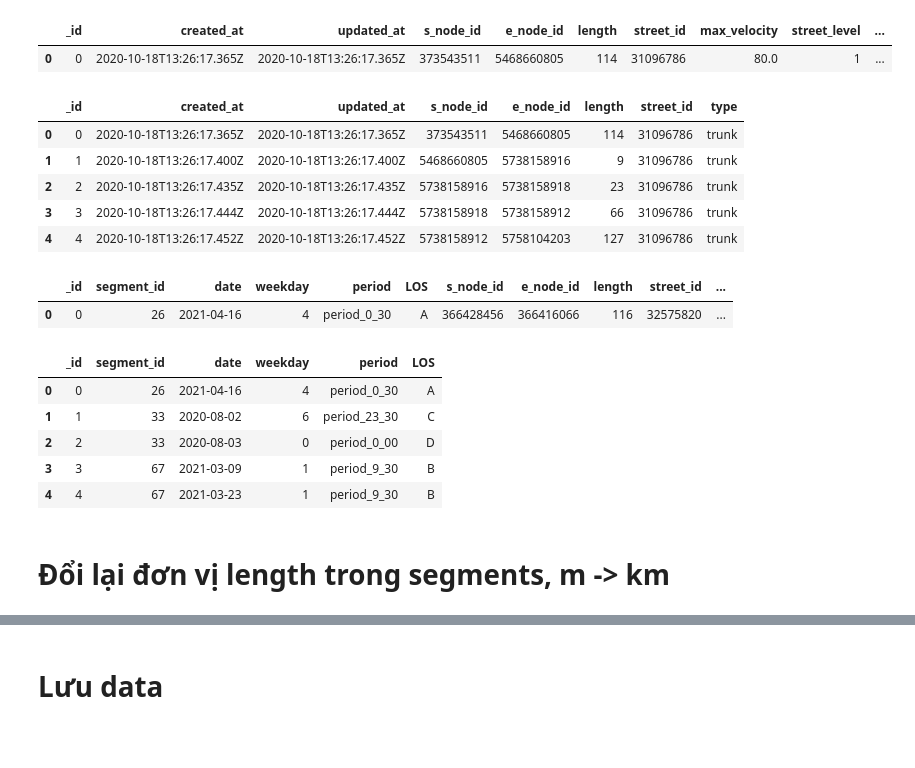
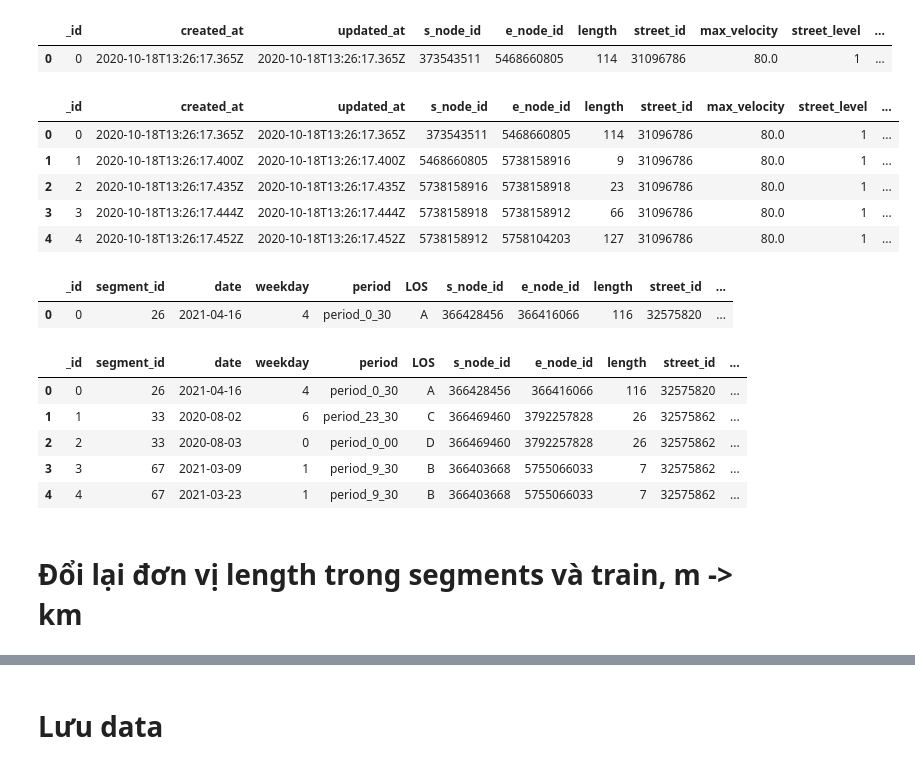
Before and after one commit to An-Sadek/HCM_IOT_GNN, a Jupyter notebook: preprocess/exploration.ipynb, the cells around one changed output, grey strips where cells are left out. Saved outputs shown, nothing was run; the diff lists cells and outputs as text; code cells hidden in the pictures; blank space fills up the shorter version.

```diff
--- a/preprocess/exploration.ipynb
+++ b/preprocess/exploration.ipynb
@@ -878,33 +960,37 @@ Trong số các tên quan sát được, thì chỉ có một tên đường b
 #### Giải pháp
 # %% [markdown]
 Thêm id mới cho streets
+# %%
+new_streets_df = streets_df.copy()
+new_train_df = train_df.copy()
+new_segments_df = segments_df.copy()
 # %%
 # Lấy index của cột "name"
-streets_name_idx = streets_df.columns.get_loc("name")
+streets_name_idx = new_streets_df.columns.get_loc("name")
 
 # Lấy index cho cột "name", "type"
-segments_id_idx = segments_df.columns.get_loc("_id")
+segments_id_idx = new_segments_df.columns.get_loc("_id")
 
-streets_types = streets_df["type"].unique()
+streets_types = new_streets_df["type"].unique()
 
 for _id, group in conflicts_df.groupby('_id'):
     if len(group) >= 2:
-        # Đổi tên streets_df.name theo hàng 2
+        # Đổi tên new_streets_df.name theo hàng 2
         # Lấy tên đường mới
         street_name = group["name"].to_list()[1]
 
-        # Lấy index của row cần sửa trong streets_df
-        row_idx = streets_df[streets_df["_id"] == _id].index[0]
+        # Lấy index của row cần sửa trong new_streets_df
+        row_idx = new_streets_df[new_streets_df["_id"] == _id].index[0]
 
         # Cập nhật giá trị
-        streets_df.iloc[row_idx, streets_name_idx] = street_name
+        new_streets_df.iloc[row_idx, streets_name_idx] = street_name
 
         # Thêm id cho các hàng còn lại nếu có
         if len(group) > 2:
             rows = group.iloc[2:,:]
             for row in rows.itertuples():
                 # Thêm hàng cho streets.csv
-                new_id = streets_df["_id"].max() + 1
+                new_id = new_streets_df["_id"].max() + 1
 
                 new_row = pd.Series({
                     "_id": new_id,
@@ -915,21 +1001,21 @@ for _id, group in conflicts_df.groupby('_id'):
                 })
 
                 # Thêm vào test_df
-                streets_df = pd.concat([streets_df, new_row.to_frame().T], ignore_index=True)
+                new_streets_df = pd.concat([new_streets_df, new_row.to_frame().T], ignore_index=True)
 
                 # Sửa lại cho segments.csv
                 segments_mask = (
-                    (segments_df["street_id"] == _id) &
-                    (segments_df["street_name"] == row.name) &
-                    (segments_df["street_type"] == row.type)
+                    (new_segments_df["street_id"] == _id) &
+                    (new_segments_df["street_name"] == row.name) &
+                    (new_segments_df["street_type"] == row.type)
                 )
-                segments_df.loc[segments_mask, "street_id"] = new_id
+                new_segments_df.loc[segments_mask, "street_id"] = new_id
 
                 # Sửa cho train.csv
                 train_mask = (
-                    (train_df["street_id"] == _id) &
-                    (train_df["street_name"] == row.name) &
-                    (train_df["street_type"] == row.type)
+                    (new_train_df["street_id"] == _id) &
+                    (new_train_df["street_name"] == row.name) &
+                    (new_train_df["street_type"] == row.type)
                 )
-                train_df.loc[train_mask, "street_id"] = new_id
+                new_train_df.loc[train_mask, "street_id"] = new_id
 # %% [markdown]
@@ -937,2 +1023,2 @@ for _id, group in conflicts_df.groupby('_id'):
 # %%
-segments_df = segments_df.rename(columns={"street_type": "type"})
+new_segments_df = new_segments_df.rename(columns={"street_type": "type"})
@@ -954,13 +1075,13 @@ segments_df.head(1)
 |  | _id | created_at | updated_at | s_node_id | e_node_id | length | street_id | max_velocity | street_level | ... |
 | 0 | 0 | 2020-10-18T13:26:17.365Z | 2020-10-18T13:26:17.365Z | 373543511 | 5468660805 | 114 | 31096786 | 80.0 | 1 | ... |
 # %%
-segments_df = segments_df.drop(columns=["max_velocity", "street_level", "street_name"])
-segments_df.head()
+filtered_segments_df = new_segments_df.drop(columns=["max_velocity", "street_level", "street_name"])
+new_segments_df.head()
 # %% [output]
-|  | _id | created_at | updated_at | s_node_id | e_node_id | length | street_id | type |
-| 0 | 0 | 2020-10-18T13:26:17.365Z | 2020-10-18T13:26:17.365Z | 373543511 | 5468660805 | 114 | 31096786 | trunk |
-| 1 | 1 | 2020-10-18T13:26:17.400Z | 2020-10-18T13:26:17.400Z | 5468660805 | 5738158916 | 9 | 31096786 | trunk |
-| 2 | 2 | 2020-10-18T13:26:17.435Z | 2020-10-18T13:26:17.435Z | 5738158916 | 5738158918 | 23 | 31096786 | trunk |
-| 3 | 3 | 2020-10-18T13:26:17.444Z | 2020-10-18T13:26:17.444Z | 5738158918 | 5738158912 | 66 | 31096786 | trunk |
-| 4 | 4 | 2020-10-18T13:26:17.452Z | 2020-10-18T13:26:17.452Z | 5738158912 | 5758104203 | 127 | 31096786 | trunk |
+|  | _id | created_at | updated_at | s_node_id | e_node_id | length | street_id | max_velocity | street_level | ... |
+| 0 | 0 | 2020-10-18T13:26:17.365Z | 2020-10-18T13:26:17.365Z | 373543511 | 5468660805 | 114 | 31096786 | 80.0 | 1 | ... |
+| 1 | 1 | 2020-10-18T13:26:17.400Z | 2020-10-18T13:26:17.400Z | 5468660805 | 5738158916 | 9 | 31096786 | 80.0 | 1 | ... |
+| 2 | 2 | 2020-10-18T13:26:17.435Z | 2020-10-18T13:26:17.435Z | 5738158916 | 5738158918 | 23 | 31096786 | 80.0 | 1 | ... |
+| 3 | 3 | 2020-10-18T13:26:17.444Z | 2020-10-18T13:26:17.444Z | 5738158918 | 5738158912 | 66 | 31096786 | 80.0 | 1 | ... |
+| 4 | 4 | 2020-10-18T13:26:17.452Z | 2020-10-18T13:26:17.452Z | 5738158912 | 5758104203 | 127 | 31096786 | 80.0 | 1 | ... |
 # %%
@@ -969,19 +1090,19 @@ train_df.head(1)
 |  | _id | segment_id | date | weekday | period | LOS | s_node_id | e_node_id | length | street_id | ... |
 | 0 | 0 | 26 | 2021-04-16 | 4 | period_0_30 | A | 366428456 | 366416066 | 116 | 32575820 | ... |
 # %%
-train_df = train_df.drop(columns=[
+filtered_train_df = new_train_df.drop(columns=[
     "s_node_id", "e_node_id", "length",
-    "street_id", "max_velocity", "street_level", "street_name", "street_type",
+    "street_id", "max_velocity", "street_level", "street_name", "segment_type",
     "long_snode", "lat_snode", "long_enode", "lat_enode"
 ])
-train_df.head()
+new_train_df.head()
 # %% [output]
-|  | _id | segment_id | date | weekday | period | LOS |
-| 0 | 0 | 26 | 2021-04-16 | 4 | period_0_30 | A |
-| 1 | 1 | 33 | 2020-08-02 | 6 | period_23_30 | C |
-| 2 | 2 | 33 | 2020-08-03 | 0 | period_0_00 | D |
-| 3 | 3 | 67 | 2021-03-09 | 1 | period_9_30 | B |
-| 4 | 4 | 67 | 2021-03-23 | 1 | period_9_30 | B |
+|  | _id | segment_id | date | weekday | period | LOS | s_node_id | e_node_id | length | street_id | ... |
+| 0 | 0 | 26 | 2021-04-16 | 4 | period_0_30 | A | 366428456 | 366416066 | 116 | 32575820 | ... |
+| 1 | 1 | 33 | 2020-08-02 | 6 | period_23_30 | C | 366469460 | 3792257828 | 26 | 32575862 | ... |
+| 2 | 2 | 33 | 2020-08-03 | 0 | period_0_00 | D | 366469460 | 3792257828 | 26 | 32575862 | ... |
+| 3 | 3 | 67 | 2021-03-09 | 1 | period_9_30 | B | 366403668 | 5755066033 | 7 | 32575862 | ... |
+| 4 | 4 | 67 | 2021-03-23 | 1 | period_9_30 | B | 366403668 | 5755066033 | 7 | 32575862 | ... |
 # %% [markdown]
-# Đổi lại đơn vị length trong segments, m -> km
+# Đổi lại đơn vị length trong segments và train, m -> km
 # %%
```
Also changed, not shown: parts of 47 cells of this notebook, 5 other files.
